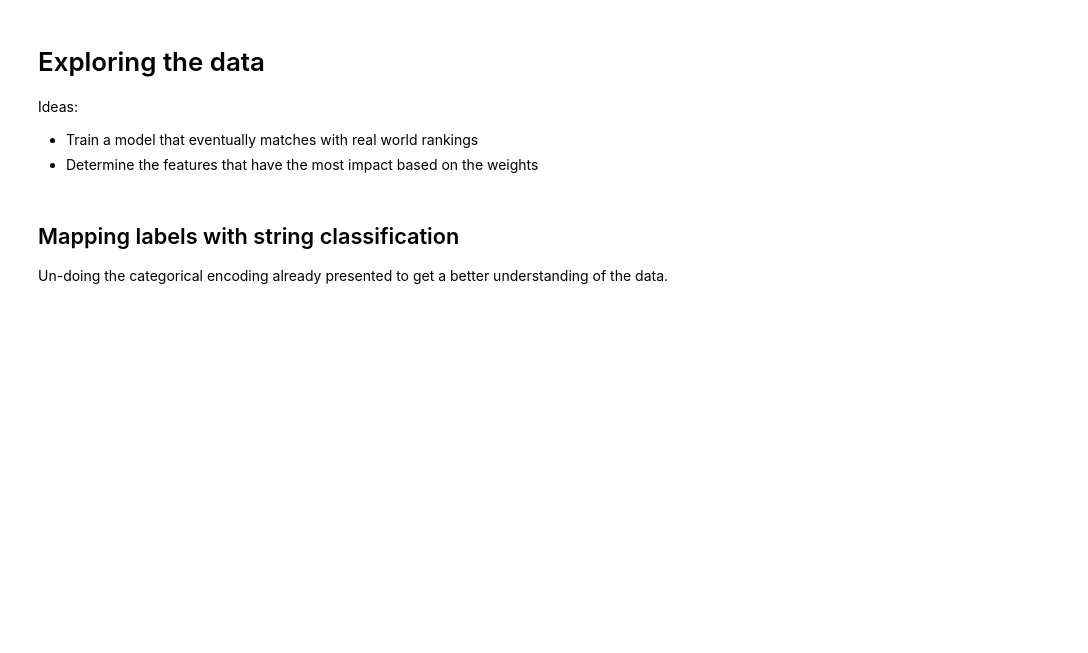
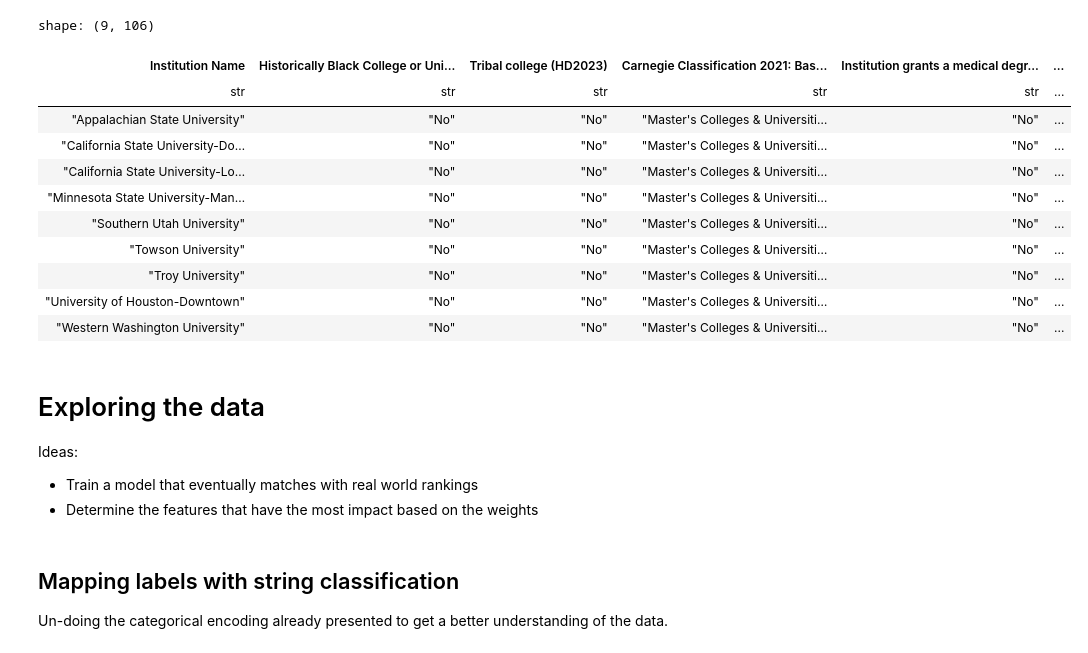
Before and after one commit to curlyLasagna/TU-Analytics-2025, a Jupyter notebook: main.ipynb, the cells around one changed output. Saved outputs shown, nothing was run; the diff lists cells and outputs as text; code cells hidden in the pictures; blank space fills up the shorter version.

```diff
--- a/main.ipynb
+++ b/main.ipynb
@@ -243,22 +254,35 @@ f"""TU is slightly above average in terms of federal pell grant awarded to UG st
 # %%
 TU_population = 19527
 TU_admission_rate = 0.83
 
 data_df.with_columns(
     (
         pl.col("Admissions total (ADM2023)")
         / pl.col("Applicants total (ADM2023)")
     ).alias("Admission Rate")
 ).filter(
     (pl.col("Carnegie Classification 2021: Basic (HD2023)")
     == "Master's Colleges & Universities: Larger Programs")
     & (pl.col("Grand total (EF2023  All students total)").is_between(
-        TU_population - 8000, TU_population + 8000
+        TU_population - 6000, TU_population + 6000
     ))
     & (pl.col("Admission Rate").is_between(
         TU_admission_rate - 0.10, TU_admission_rate + 0.10
     ))
 )
+# %% [output]
+shape: (9, 106)
+| Institution Name | Historically Black College or Uni... | Tribal college (HD2023) | Carnegie Classification 2021: Bas... | Institution grants a medical degr... | ... |
+| str | str | str | str | str | ... |
+| "Appalachian State University" | "No" | "No" | "Master's Colleges & Universiti… | "No" | ... |
+| "California State University-Do… | "No" | "No" | "Master's Colleges & Universiti… | "No" | ... |
+| "California State University-Lo… | "No" | "No" | "Master's Colleges & Universiti… | "No" | ... |
+| "Minnesota State University-Man… | "No" | "No" | "Master's Colleges & Universiti… | "No" | ... |
+| "Southern Utah University" | "No" | "No" | "Master's Colleges & Universiti… | "No" | ... |
+| "Towson University" | "No" | "No" | "Master's Colleges & Universiti… | "No" | ... |
+| "Troy University" | "No" | "No" | "Master's Colleges & Universiti… | "No" | ... |
+| "University of Houston-Downtown" | "No" | "No" | "Master's Colleges & Universiti… | "No" | ... |
+| "Western Washington University" | "No" | "No" | "Master's Colleges & Universiti… | "No" | ... |
 # %%
 data_df.filter(
     pl.col("Carnegie Classification 2021: Basic (HD2023)")
```
Also changed, not shown: parts of 1 cell of this notebook, 3 other files.
